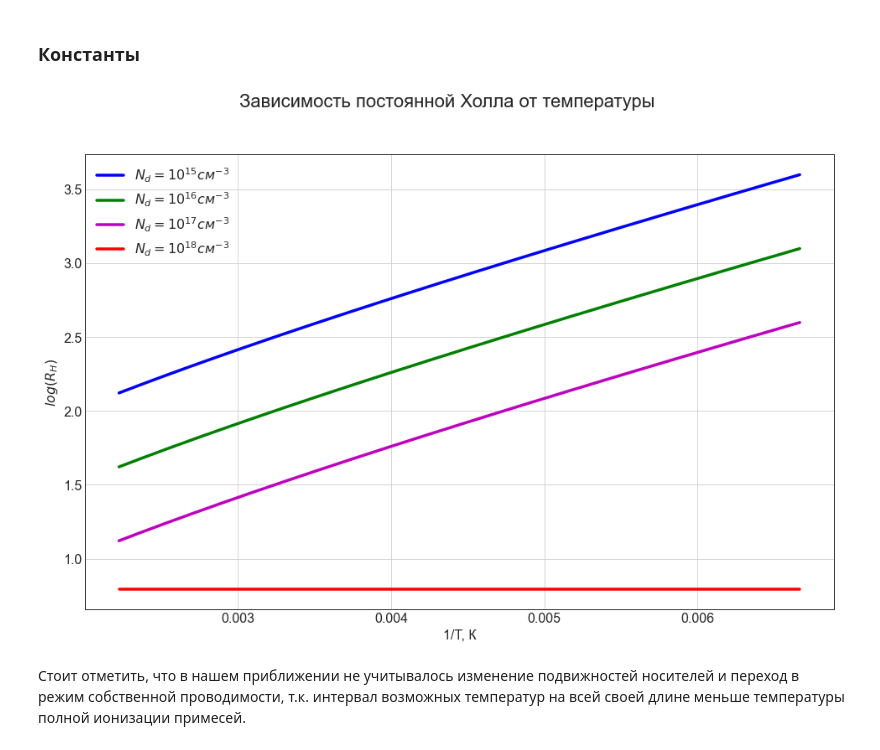
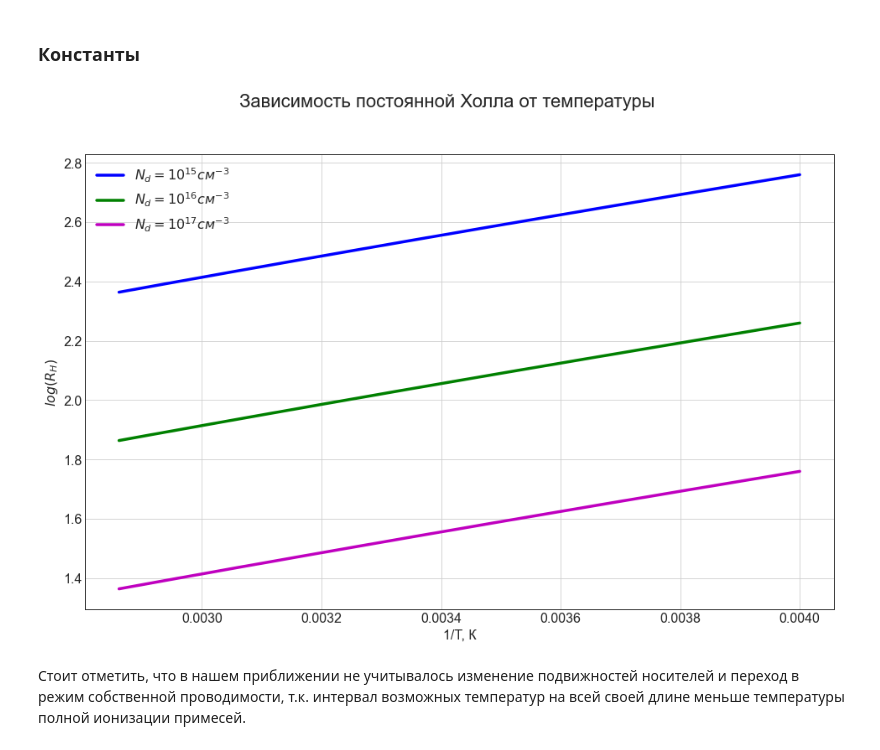
Before and after one commit to Damirpm/Hall_effect, a Jupyter notebook: Hall_model.ipynb, the cells around one changed output. Saved outputs shown, nothing was run; the diff lists cells and outputs as text; code cells hidden in the pictures.

```diff
--- a/Hall_model.ipynb
+++ b/Hall_model.ipynb
@@ -59,7 +61,7 @@ print(T1, 'К')
 Мы не сможем достичь такой температуры, поэтому достаточно будет рассмотреть случай примесной проводимости. А при концентрации $N_d = 10^{18} см^{-3}$ считаем, что примесный уровень превращается в зону и сливается в нашем случае с зоной проводимости.
 # %%
 #Инетрвал температур
-T = np.arange(150., 450, 0.5)
+T = np.arange(250, 350, 0.5)
 
 Nc = 6.2*10**(15)*T**(3/2) #Эффективная плотность состояний в зоне проводимости [cm^(-3)]
 
@@ -69,7 +71,7 @@ Nc = 6.2*10**(15)*T**(3/2) #Эффективная плотность состо
 n1 = np.sqrt(Nc*Nd[0]/2)*np.exp((-Ed)/(k*T))
 n2 = np.sqrt(Nc*Nd[1]/2)*np.exp((-Ed)/(k*T))
 n3 = np.sqrt(Nc*Nd[2]/2)*np.exp((-Ed)/(k*T))
-n4 = Nd[3]*np.ones(np.size(T)) + Nc*np.exp((-dE)/(k*T))
+#n4 = Nd[3]*np.ones(np.size(T)) + Nc*np.exp((-dE)/(k*T))
 
 #Графики
 
@@ -79,7 +81,7 @@ f.suptitle(r'Зависимость концентрации носителей
 plt.plot(T, np.log10(n1), 'b-', linewidth = 3.5, label = r'$N_d = 10^{15} см^{-3}$')
 plt.plot(T, np.log10(n2), 'g-', linewidth = 3.5, label = r'$N_d = 10^{16} см^{-3}$')
 plt.plot(T, np.log10(n3), 'm-', linewidth = 3.5, label = r'$N_d = 10^{17} см^{-3}$')
-plt.plot(T, np.log10(n4), 'r-', linewidth = 3.5, label = r'$N_d = 10^{18} см^{-3}$')
+#plt.plot(T, np.log10(n4), 'r-', linewidth = 3.5, label = r'$N_d = 10^{18} см^{-3}$')
 
 #Подписи осей
 plt.xlabel("T, К")
@@ -150,42 +171,42 @@ mup = 450 # Подвижность дырок [см^2/(В*с)]
 e = 1.6*10**(-19) # Заряд электрона или дырки [Кл]
 # %%
 #Интервад температур
-T = np.arange(150, 450, 0.5)
+T = np.arange(250, 350, 0.5)
 
 #Рассчеты
 
 Nv = 3.5*10**(15)*T**(3/2) #Эффективная плотность состояний в валентной зоне [cm^(-3)]
 p = Nv*np.exp(-(dE-Ed)/(k*T)) #Концентрация дырок в валентной зоне
 
 #Постоянная Холла для различных концентраций примесей [см^3/Кл]
 R1 = -(p*mup**2 - n1*mun**2)/(e*(p*mup + n1*mun)**2)
 R2 = -(p*mup**2 - n2*mun**2)/(e*(p*mup + n2*mun)**2)
 R3 = -(p*mup**2 - n3*mun**2)/(e*(p*mup + n3*mun)**2)
-R4 = -(p*mup**2 - n4*mun**2)/(e*(p*mup + n4*mun)**2)
+#R4 = -(p*mup**2 - n4*mun**2)/(e*(p*mup + n4*mun)**2)
 
 #Графики
 
 f, ax = plt.subplots()
 f.suptitle(r'Зависимость постоянной Холла от температуры')
 
 plt.plot(1/T, np.log10(R1), 'b-', linewidth = 3.5, label = r'$N_d = 10^{15} см^{-3}$')
 plt.plot(1/T, np.log10(R2), 'g-', linewidth = 3.5, label = r'$N_d = 10^{16} см^{-3}$')
 plt.plot(1/T, np.log10(R3), 'm-', linewidth = 3.5, label = r'$N_d = 10^{17} см^{-3}$')
-plt.plot(1/T, np.log10(R4), 'r-', linewidth = 3.5, label = r'$N_d = 10^{18} см^{-3}$')
+#plt.plot(1/T, np.log10(R4), 'r-', linewidth = 3.5, label = r'$N_d = 10^{18} см^{-3}$')
 
 #Подписи осей
 plt.xlabel("1/T, К")
 plt.ylabel(r'$log(R_H)$')
 
 #Легенда
 ax.legend(loc = 'best')
 
 #Сетка
 plt.grid(True)
 
 plt.show()
 # %% [output]
-[figure, old version]
+[figure, new version]
 # %% [markdown]
 Стоит отметить, что в нашем приближении не учитывалось изменение подвижностей носителей и переход в режим собственной проводимости, т.к. интервал возможных температур на всей своей длине меньше температуры полной ионизации примесей.
 # %% [markdown]
```
Also changed, not shown: parts of 17 cells of this notebook.
